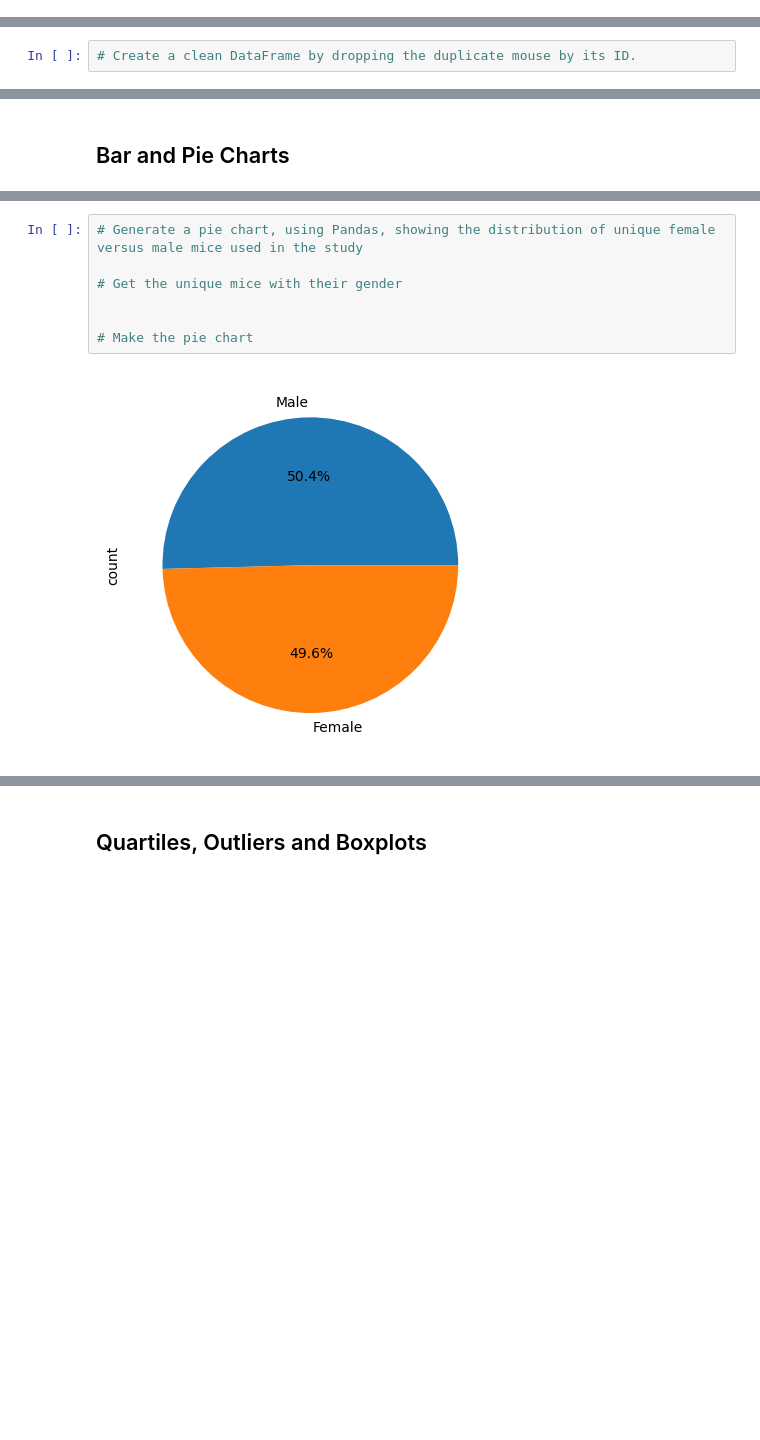
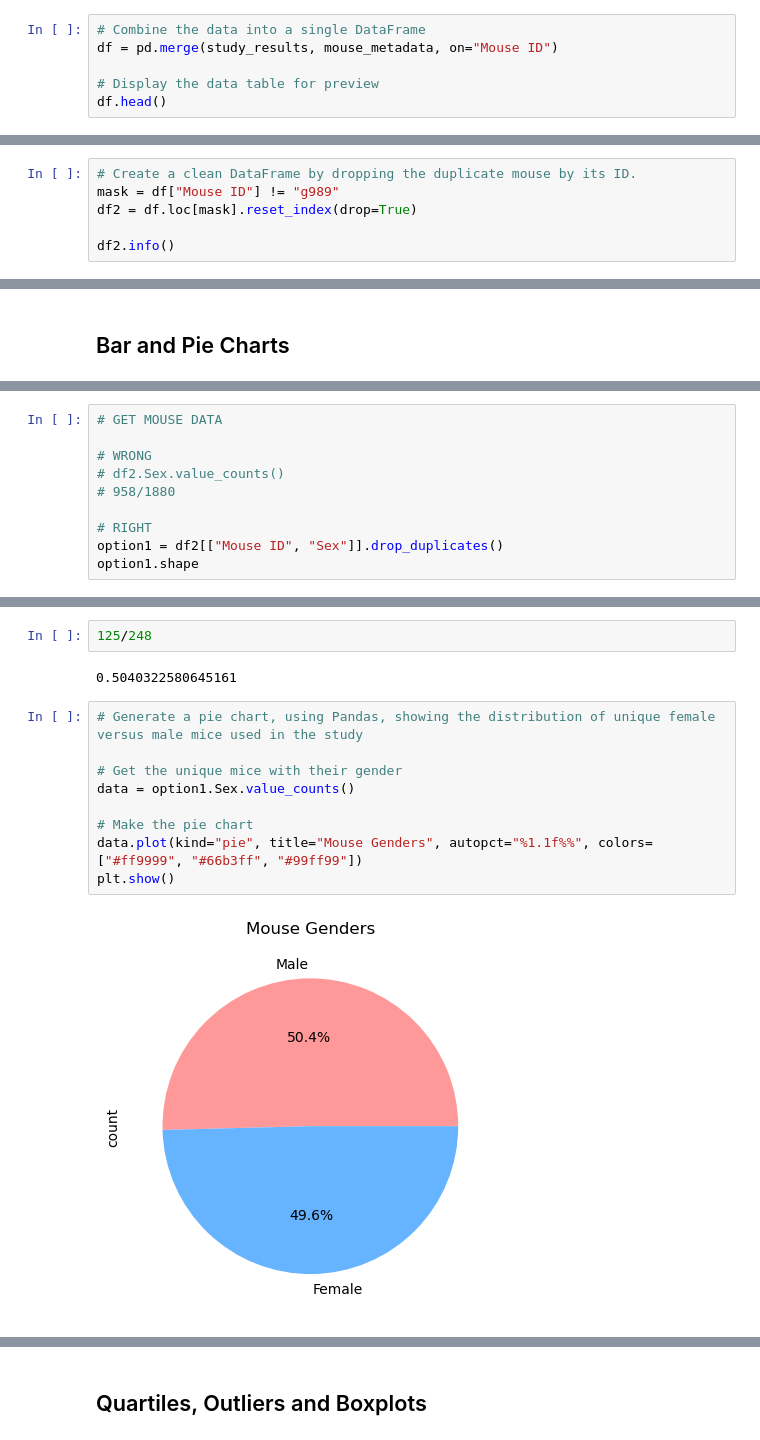
Before and after one commit to yangedward92/nov2024_data_week5, a Jupyter notebook: Submission/Pymaceuticals/pymaceuticals_starter.ipynb, the cells around one changed output, grey strips where cells are left out. Drawn from its saved outputs; the diff is of its cells as text; blank space fills up the shorter version.

```diff
--- a/Submission/Pymaceuticals/pymaceuticals_starter.ipynb
+++ b/Submission/Pymaceuticals/pymaceuticals_starter.ipynb
@@ -32,0 +48,6 @@ study_results = pd.read_csv(study_results_path)
+# %%
+# Combine the data into a single DataFrame
+df = pd.merge(study_results, mouse_metadata, on="Mouse ID")
+
+# Display the data table for preview
+df.head()
@@ -59,3 +106,7 @@ array(['g989'], dtype=object)
 # %%
 # Create a clean DataFrame by dropping the duplicate mouse by its ID.
+mask = df["Mouse ID"] != "g989"
+df2 = df.loc[mask].reset_index(drop=True)
+
+df2.info()
 # %% [output]
@@ -121,0 +218,10 @@ array(['g989'], dtype=object)
+# %%
+# GET MOUSE DATA
+
+# WRONG
+# df2.Sex.value_counts()
+# 958/1880
+
+# RIGHT
+option1 = df2[["Mouse ID", "Sex"]].drop_duplicates()
+option1.shape
@@ -122,9 +242,15 @@ array(['g989'], dtype=object)
+# %%
+125/248
+# %% [output]
+0.5040322580645161
 # %%
 # Generate a pie chart, using Pandas, showing the distribution of unique female versus male mice used in the study
 
 # Get the unique mice with their gender
-
+data = option1.Sex.value_counts()
 
 # Make the pie chart
+data.plot(kind="pie", title="Mouse Genders", autopct="%1.1f%%", colors=["#ff9999", "#66b3ff", "#99ff99"])
+plt.show()
 # %% [output]
-[figure, old version]
+[figure, new version]
```
Also changed, not shown: parts of 36 cells of this notebook.
